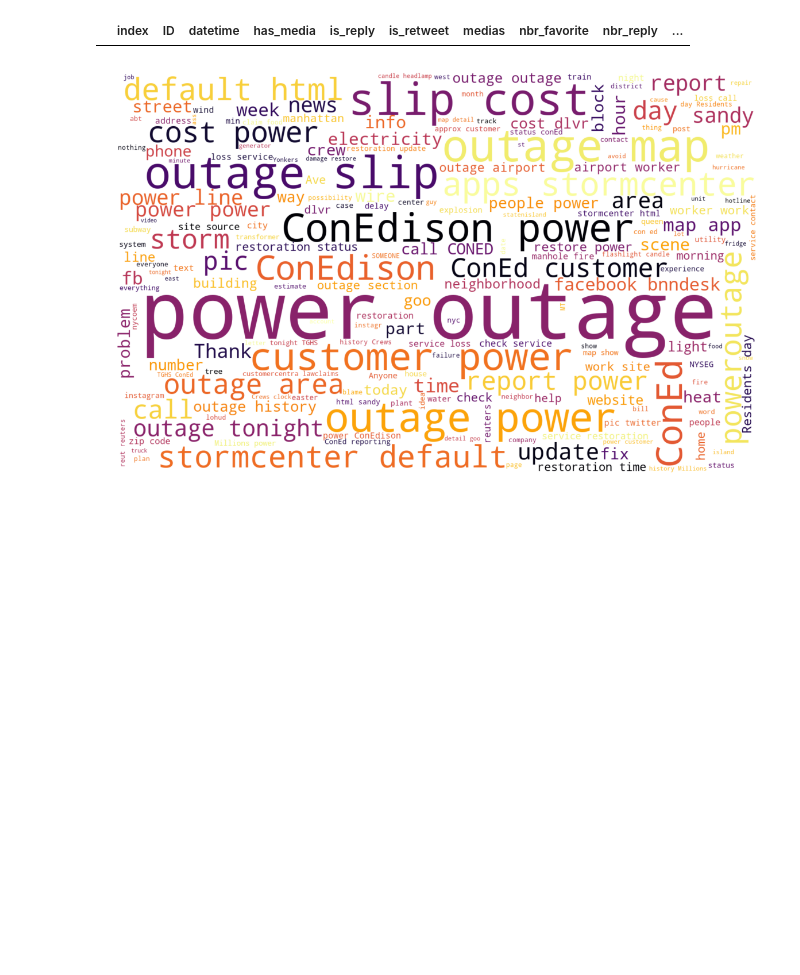
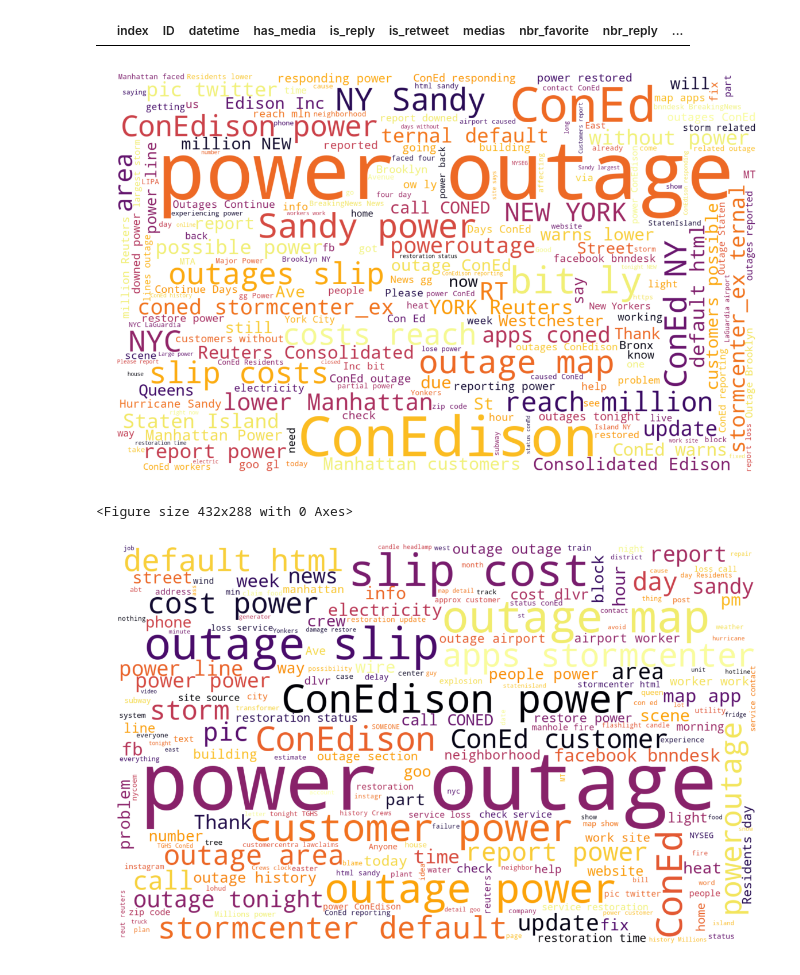
Before and after one commit to iceberg425/Client_Project, a Jupyter notebook: 02_Data_Cleaning_Tweets.ipynb, the cells around one changed output. Drawn from its saved outputs; the diff is of its cells as text; code cells hidden in the pictures; blank space fills up the shorter version.

```diff
--- a/02_Data_Cleaning_Tweets.ipynb
+++ b/02_Data_Cleaning_Tweets.ipynb
@@ -872,6 +893,29 @@ df_2012_2017[df_2012_2017.text.str.contains('bit.ly')]
 df_2012_2017[df_2012_2017.is_reply == True]
 # %% [output]
 |  | index | ID | datetime | has_media | is_reply | is_retweet | medias | nbr_favorite | nbr_reply | ... |
+# %%
+# returns a word cloud of text
+text = df_2012_2017.text
+text_string = []
+# iterates over values assigned to notify_nyc
+for i in df_2012_2017.text:
+    text_string.append(i)
+NOUN_string = pd.Series(text).str.cat(sep=' ')
+from wordcloud import WordCloud
+import matplotlib.pyplot as plt
+%matplotlib inline
+wordcloud = WordCloud(width=1600, height=1000,
+                      max_font_size=200,
+                      colormap='inferno',
+                      background_color='white').generate(NOUN_string)
+plt.figure(figsize=(20,20))
+plt.imshow(wordcloud, interpolation="bilinear")
+plt.axis("off")
+plt.show()
+plt.savefig('./images/wordcloud_text.png')
+# %% [output]
+[figure, added]
+<Figure size 432x288 with 0 Axes>
 # %%
 # returns a word cloud of NOUNS
 NOUNS = df_2012_2017.nouns
```
Also changed, not shown: parts of 2 cells of this notebook, 1 other file.
